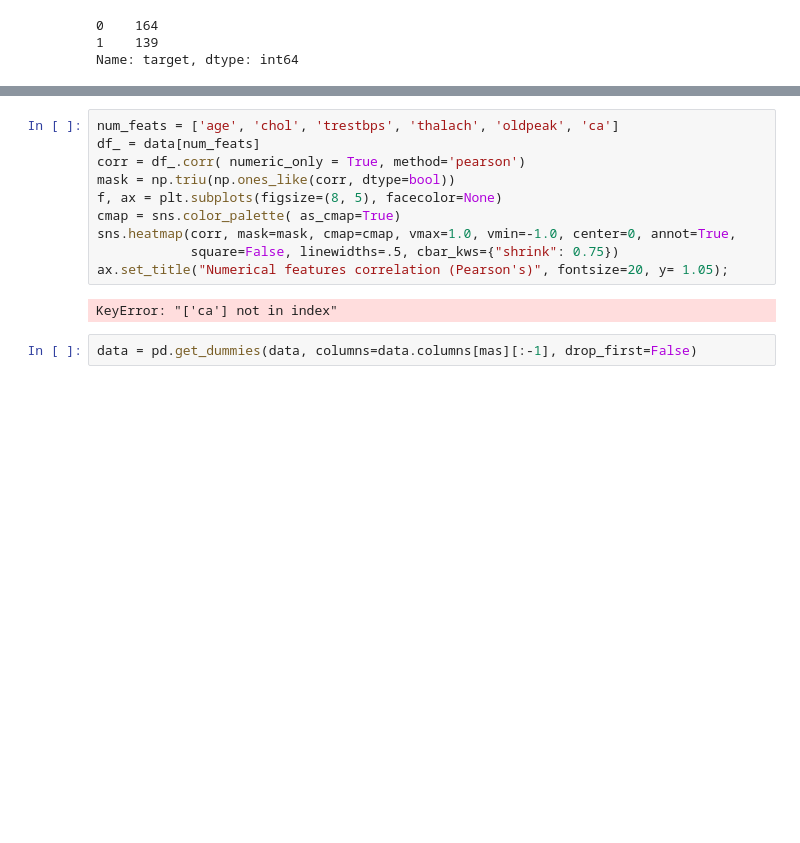
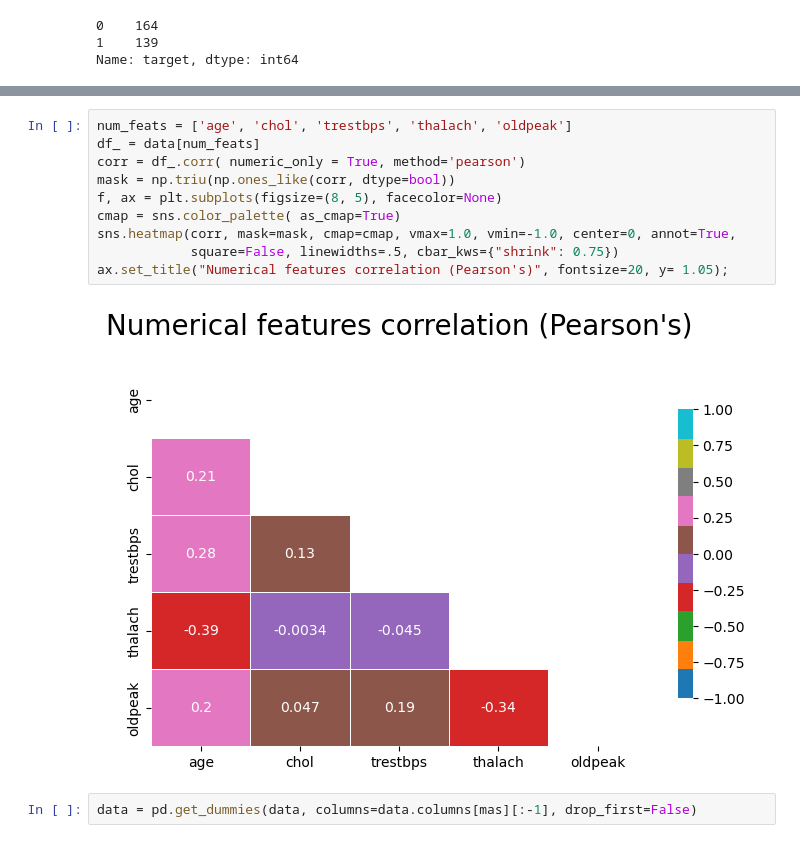
Before and after one commit to MapsaBootCamp/ML3_EXERCISE, a Jupyter notebook: W10-Heart.ipynb, the cells around one changed output, grey strips where cells are left out. Saved outputs shown, nothing was run; the diff lists cells and outputs as text; blank space fills up the shorter version.

```diff
--- a/W10-Heart.ipynb
+++ b/W10-Heart.ipynb
@@ -139,15 +136,15 @@ plt.legend();
 # %%
-num_feats = ['age', 'chol', 'trestbps', 'thalach', 'oldpeak', 'ca']
+num_feats = ['age', 'chol', 'trestbps', 'thalach', 'oldpeak']
 df_ = data[num_feats]
 corr = df_.corr( numeric_only = True, method='pearson')
 mask = np.triu(np.ones_like(corr, dtype=bool))
 f, ax = plt.subplots(figsize=(8, 5), facecolor=None)
 cmap = sns.color_palette( as_cmap=True)
 sns.heatmap(corr, mask=mask, cmap=cmap, vmax=1.0, vmin=-1.0, center=0, annot=True,
             square=False, linewidths=.5, cbar_kws={"shrink": 0.75})
 ax.set_title("Numerical features correlation (Pearson's)", fontsize=20, y= 1.05);
 # %% [output]
-KeyError: "['ca'] not in index"
+[figure, added]
 # %%
 data = pd.get_dummies(data, columns=data.columns[mas][:-1], drop_first=False)
 # %%
```
Also changed, not shown: parts of 9 cells of this notebook.
